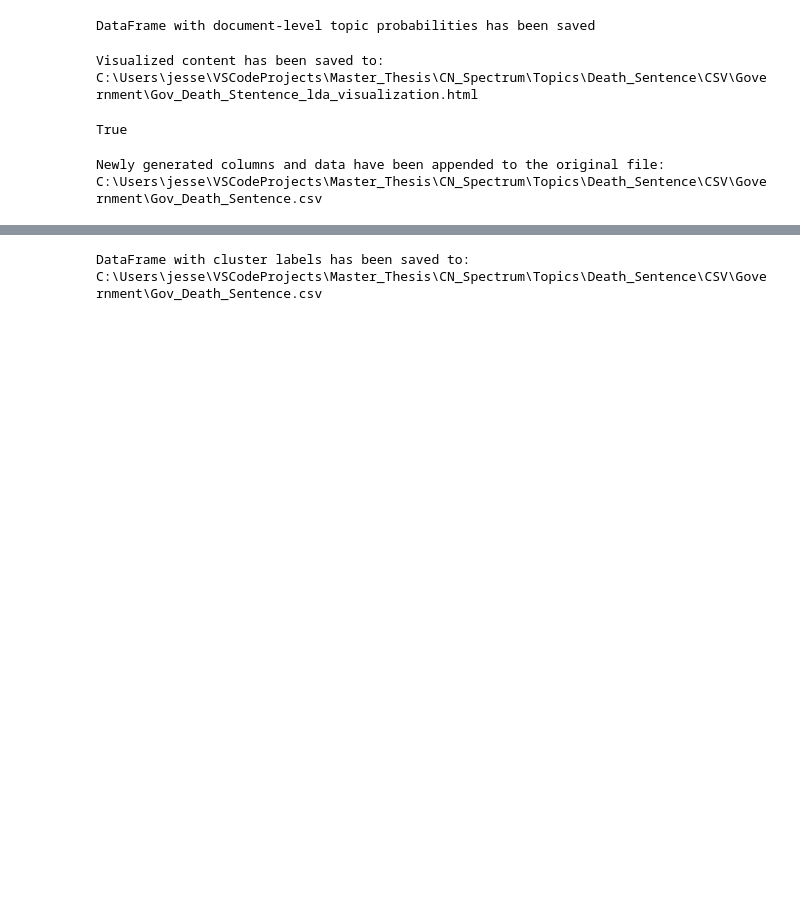
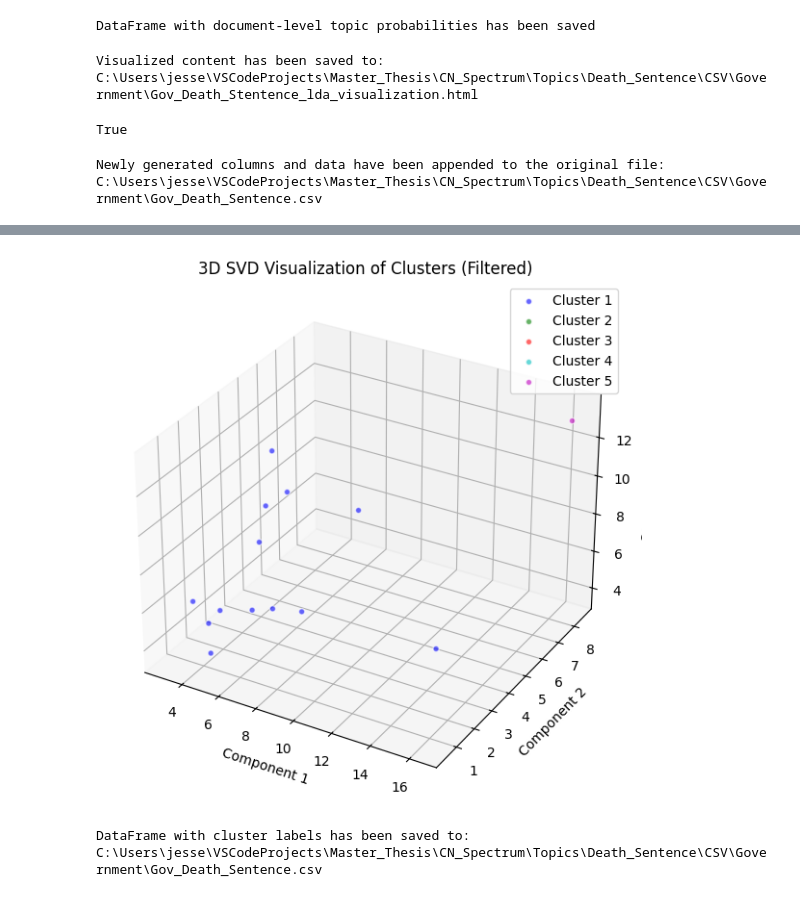
Before and after one commit to JesseLovesGrace/CN_Spectrum, a Jupyter notebook: Topics/Death_Sentence/03_Government_Death_Sentence_Files.ipynb, the cells around one changed output, grey strips where cells are left out. Saved outputs shown, nothing was run; the diff lists cells and outputs as text; code cells hidden in the pictures; blank space fills up the shorter version.

```diff
--- a/Topics/Death_Sentence/03_Government_Death_Sentence_Files.ipynb
+++ b/Topics/Death_Sentence/03_Government_Death_Sentence_Files.ipynb
@@ -702,3 +757,7 @@ plt.show()
+# %%
+plot_clusters_3d(dtm, lda_model, 10, 0.5)
+# %% [output]
+[figure, added]
 # %%
 # Add cluster labels to the DataFrame
 df['cluster_label'] = clusters
```
Also changed, not shown: parts of 21 cells of this notebook, 13 other files.
